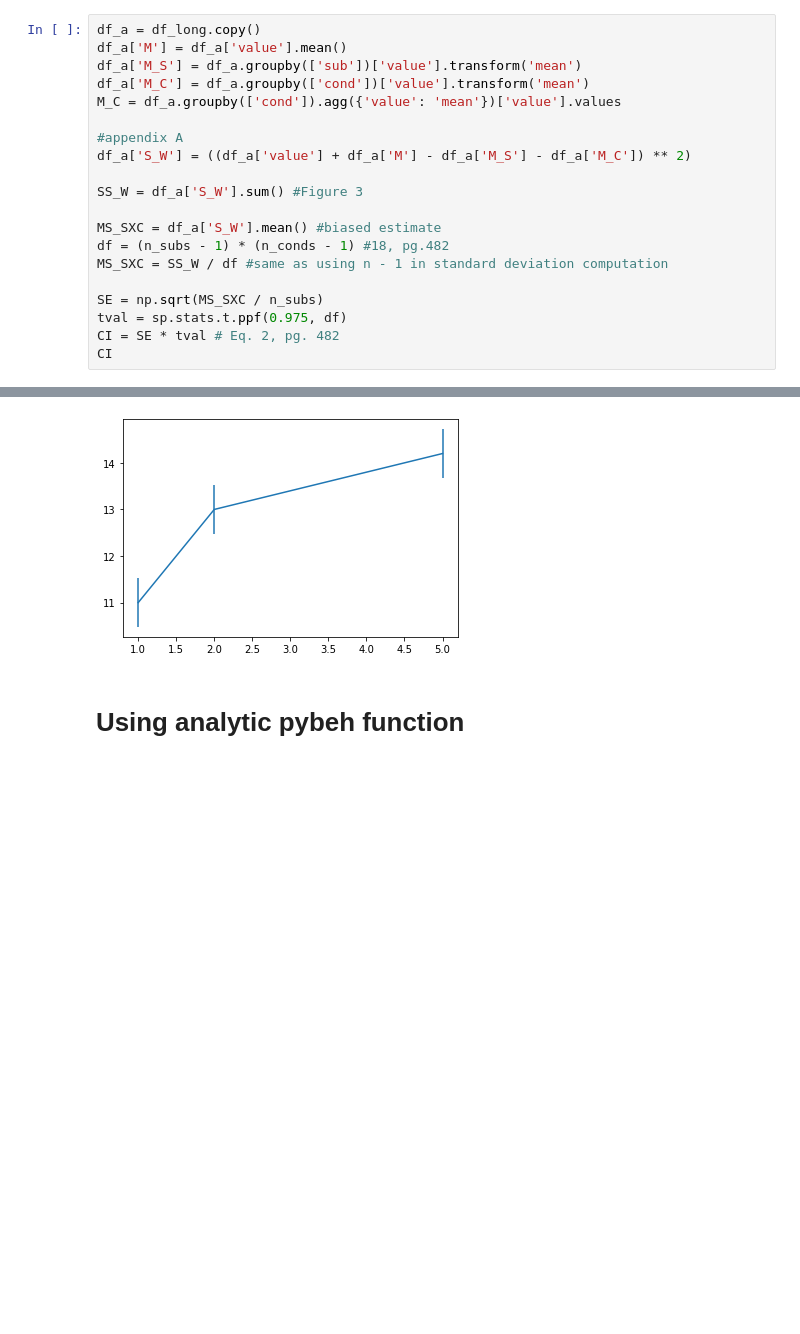
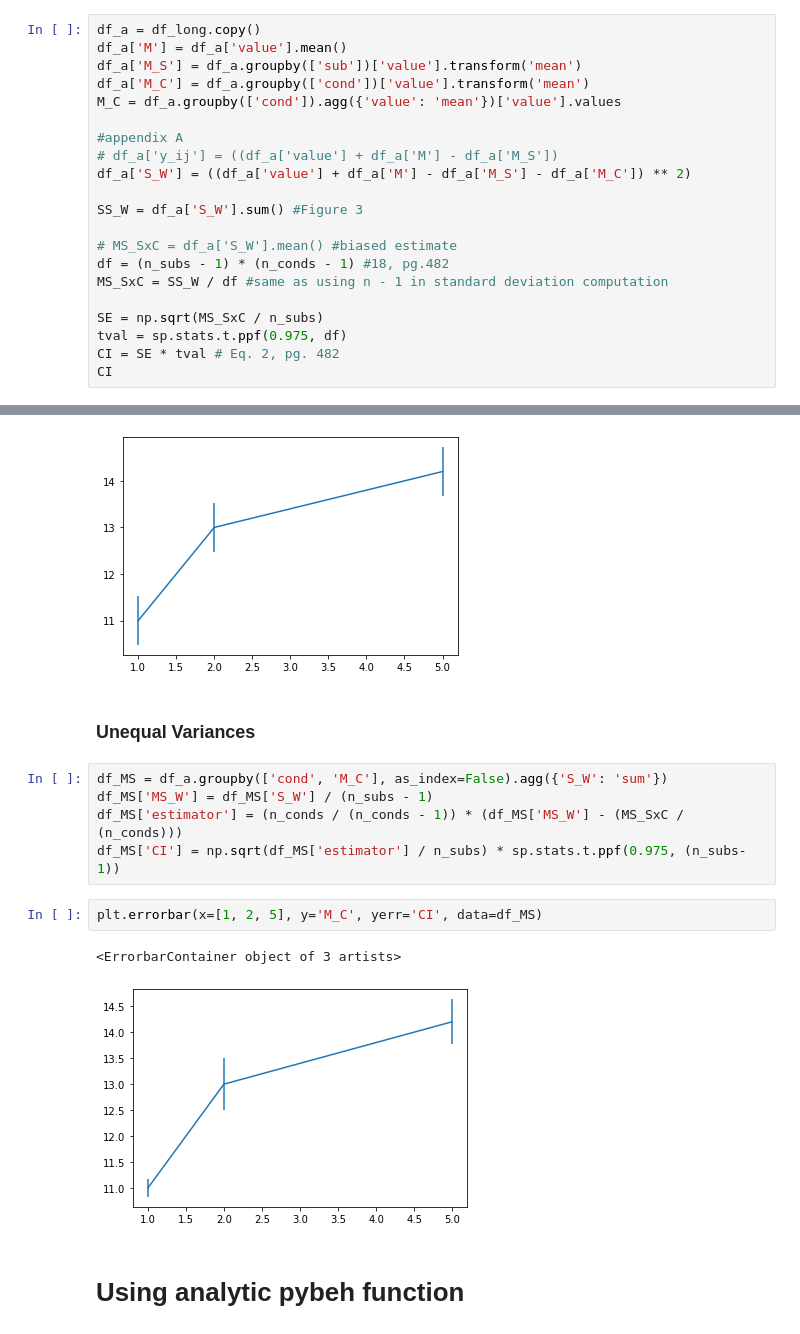
Before and after one commit to pennmem/pybeh_pd, a Jupyter notebook: loftus_masson_example.ipynb, the cells around one changed output, grey strips where cells are left out. Cells and saved outputs as stored; diff of their text form; blank space fills up the shorter version.

Commit message:
adding unequal variance methods

```diff
--- a/loftus_masson_example.ipynb
+++ b/loftus_masson_example.ipynb
@@ -168,15 +166,16 @@ df_a['M_C'] = df_a.groupby(['cond'])['value'].transform('mean')
 M_C = df_a.groupby(['cond']).agg({'value': 'mean'})['value'].values
 
 #appendix A
+# df_a['y_ij'] = ((df_a['value'] + df_a['M'] - df_a['M_S'])
 df_a['S_W'] = ((df_a['value'] + df_a['M'] - df_a['M_S'] - df_a['M_C']) ** 2)
 
 SS_W = df_a['S_W'].sum() #Figure 3
 
-MS_SXC = df_a['S_W'].mean() #biased estimate
+# MS_SxC = df_a['S_W'].mean() #biased estimate
 df = (n_subs - 1) * (n_conds - 1) #18, pg.482
-MS_SXC = SS_W / df #same as using n - 1 in standard deviation computation
+MS_SxC = SS_W / df #same as using n - 1 in standard deviation computation
 
-SE = np.sqrt(MS_SXC / n_subs)
+SE = np.sqrt(MS_SxC / n_subs)
 tval = sp.stats.t.ppf(0.975, df)
 CI = SE * tval # Eq. 2, pg. 482
 CI
@@ -188,6 +189,18 @@ plt.errorbar(x=[1, 2, 5], y=M_C, yerr=CI)
 # %% [output]
 <ErrorbarContainer object of 3 artists>
 [figure]
+# %% [markdown]
+### Unequal Variances
+# %%
+df_MS = df_a.groupby(['cond', 'M_C'], as_index=False).agg({'S_W': 'sum'})
+df_MS['MS_W'] = df_MS['S_W'] / (n_subs - 1)
+df_MS['estimator'] = (n_conds / (n_conds - 1)) * (df_MS['MS_W'] - (MS_SxC / (n_conds)))
+df_MS['CI'] = np.sqrt(df_MS['estimator'] / n_subs) * sp.stats.t.ppf(0.975, (n_subs-1))
+# %%
+plt.errorbar(x=[1, 2, 5], y='M_C', yerr='CI', data=df_MS)
+# %% [output]
+<ErrorbarContainer object of 3 artists>
+[figure, added]
 # %% [markdown]
 # Using analytic pybeh function
 # %%
```
Also changed, not shown: parts of 7 cells of this notebook, 2 other files.
